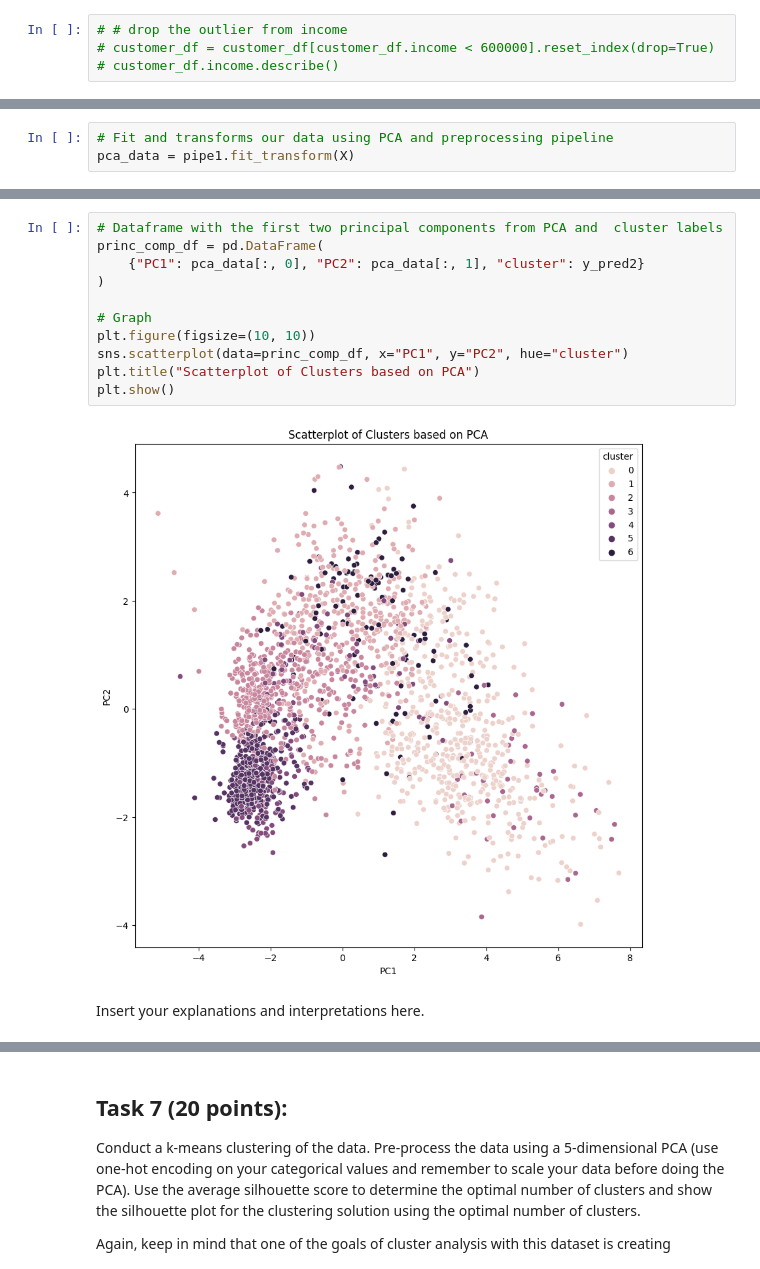
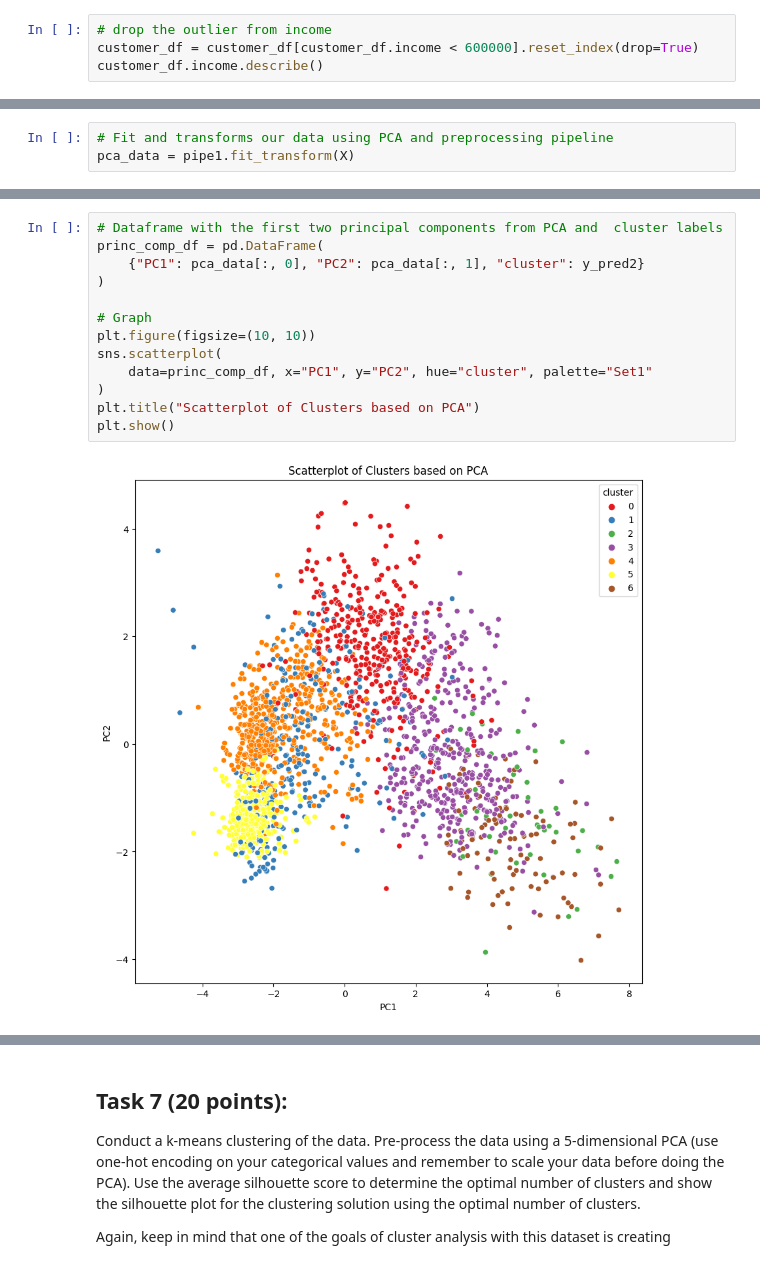
Before and after one commit to Mattcalcaterra/si618classwork, a Jupyter notebook: homework/SI_618_Homework_06.ipynb, the cells around one changed output, grey strips where cells are left out. Drawn from its saved outputs; the diff is of its cells as text.

```diff
--- a/homework/SI_618_Homework_06.ipynb
+++ b/homework/SI_618_Homework_06.ipynb
@@ -362,6 +363,6 @@ Since the median was used, the quartiles for the dataset before and after the im
 ## Task 5 (15 points):
 Use scikit-learn to conduct a linear regression that models the amount spend on wine (`MntWines`) based on `Income` and whether they are in a relationship (`In_Relationship`).  Assess how good your model is by reporting the root mean squared error (RMSE) using the test dataset from an 80-20 train-test-split of the original dataset.  Explain what your value of RMSE means, and comment on how good you think your model is based on the RMSE value means.
 # %%
-# # drop the outlier from income
-# customer_df = customer_df[customer_df.income < 600000].reset_index(drop=True)
-# customer_df.income.describe()
+# drop the outlier from income
+customer_df = customer_df[customer_df.income < 600000].reset_index(drop=True)
+customer_df.income.describe()
@@ -546,15 +644,15 @@ plt.show()
 # %%
 # Dataframe with the first two principal components from PCA and  cluster labels
 princ_comp_df = pd.DataFrame(
     {"PC1": pca_data[:, 0], "PC2": pca_data[:, 1], "cluster": y_pred2}
 )
 
 # Graph
 plt.figure(figsize=(10, 10))
-sns.scatterplot(data=princ_comp_df, x="PC1", y="PC2", hue="cluster")
+sns.scatterplot(
+    data=princ_comp_df, x="PC1", y="PC2", hue="cluster", palette="Set1"
+)
 plt.title("Scatterplot of Clusters based on PCA")
 plt.show()
 # %% [output]
-[figure, old version]
+[figure, new version]
-# %% [markdown]
-Insert your explanations and interpretations here.
```
Also changed, not shown: parts of 41 cells of this notebook.
